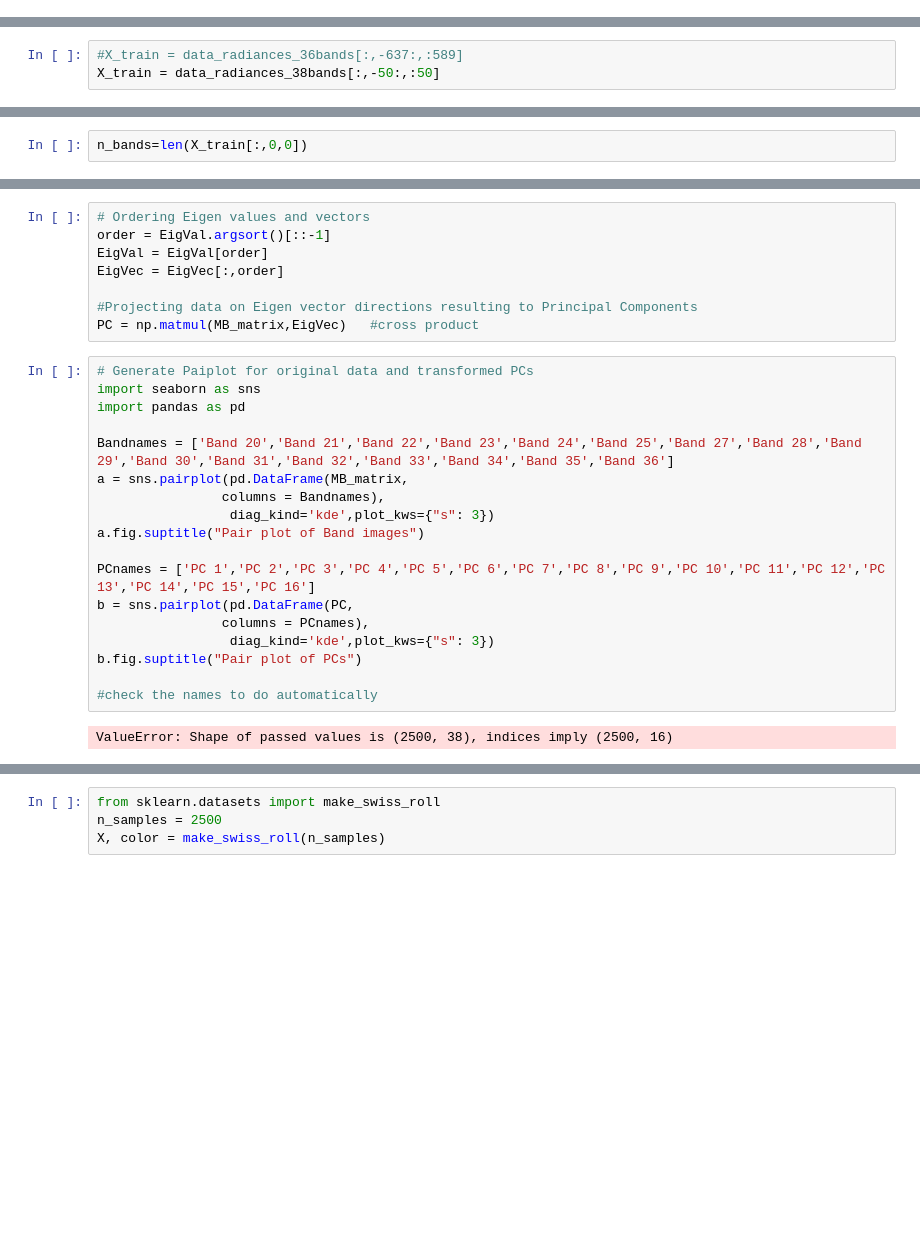
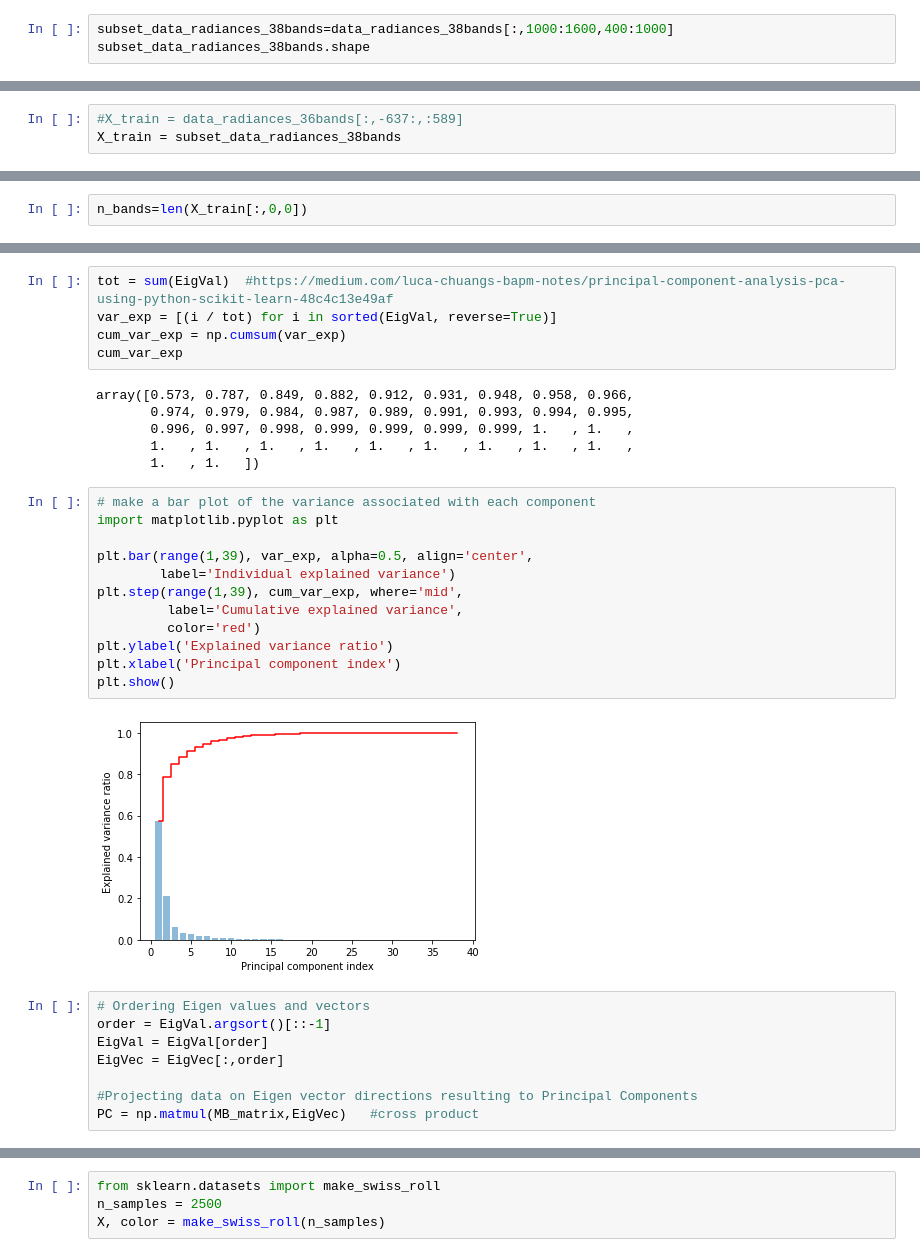
Before and after one commit to jesseniagonzalezv/ICON_RTTOV, a Jupyter notebook: code_test/PCA-radiances.ipynb, the cells around one changed output, grey strips where cells are left out. Cells and saved outputs as stored; diff of their text form; blank space fills up the shorter version.

```diff
--- a/code_test/PCA-radiances.ipynb
+++ b/code_test/PCA-radiances.ipynb
@@ -411,0 +438,3 @@ sd.end()
+# %%
+subset_data_radiances_38bands=data_radiances_38bands[:,1000:1600,400:1000]
+subset_data_radiances_38bands.shape
@@ -671,7 +767,7 @@ ValueError: different number of values and points
 ## PCA
 # %%
 #X_train = data_radiances_36bands[:,-637:,:589]
-X_train = data_radiances_38bands[:,-50:,:50]
+X_train = subset_data_radiances_38bands
 # %%
 np.shape(X_train)
 # %% [output]
@@ -710,3 +815,28 @@ Eigenvalues:
+# %%
+tot = sum(EigVal)  #https://medium.com/luca-chuangs-bapm-notes/principal-component-analysis-pca-using-python-scikit-learn-48c4c13e49af
+var_exp = [(i / tot) for i in sorted(EigVal, reverse=True)]
+cum_var_exp = np.cumsum(var_exp)
+cum_var_exp
+# %% [output]
+array([0.573, 0.787, 0.849, 0.882, 0.912, 0.931, 0.948, 0.958, 0.966,
+       0.974, 0.979, 0.984, 0.987, 0.989, 0.991, 0.993, 0.994, 0.995,
+       0.996, 0.997, 0.998, 0.999, 0.999, 0.999, 0.999, 1.   , 1.   ,
+       1.   , 1.   , 1.   , 1.   , 1.   , 1.   , 1.   , 1.   , 1.   ,
+       1.   , 1.   ])
+# %%
+# make a bar plot of the variance associated with each component
+import matplotlib.pyplot as plt
+
+plt.bar(range(1,39), var_exp, alpha=0.5, align='center',
+        label='Individual explained variance')
+plt.step(range(1,39), cum_var_exp, where='mid',
+         label='Cumulative explained variance',
+         color='red')
+plt.ylabel('Explained variance ratio')
+plt.xlabel('Principal component index')
+plt.show()
+# %% [output]
+[figure, added]
 # %%
 # Ordering Eigen values and vectors
 order = EigVal.argsort()[::-1]
@@ -715,23 +845,3 @@ EigVec = EigVec[:,order]
 
 #Projecting data on Eigen vector directions resulting to Principal Components
 PC = np.matmul(MB_matrix,EigVec)   #cross product
-# %%
-# Generate Paiplot for original data and transformed PCs
-import seaborn as sns
-import pandas as pd
-
-Bandnames = ['Band 20','Band 21','Band 22','Band 23','Band 24','Band 25','Band 27','Band 28','Band 29','Band 30','Band 31','Band 32','Band 33','Band 34','Band 35','Band 36']
-a = sns.pairplot(pd.DataFrame(MB_matrix,
-                columns = Bandnames),
-                 diag_kind='kde',plot_kws={"s": 3})
-a.fig.suptitle("Pair plot of Band images")
-
-PCnames = ['PC 1','PC 2','PC 3','PC 4','PC 5','PC 6','PC 7','PC 8','PC 9','PC 10','PC 11','PC 12','PC 13','PC 14','PC 15','PC 16']
-b = sns.pairplot(pd.DataFrame(PC,
-                columns = PCnames),
-                 diag_kind='kde',plot_kws={"s": 3})
-b.fig.suptitle("Pair plot of PCs")
-
-#check the names to do automatically
-# %% [output]
-ValueError: Shape of passed values is (2500, 38), indices imply (2500, 16)
```
Also changed, not shown: parts of 35 cells of this notebook, 1 other file.
